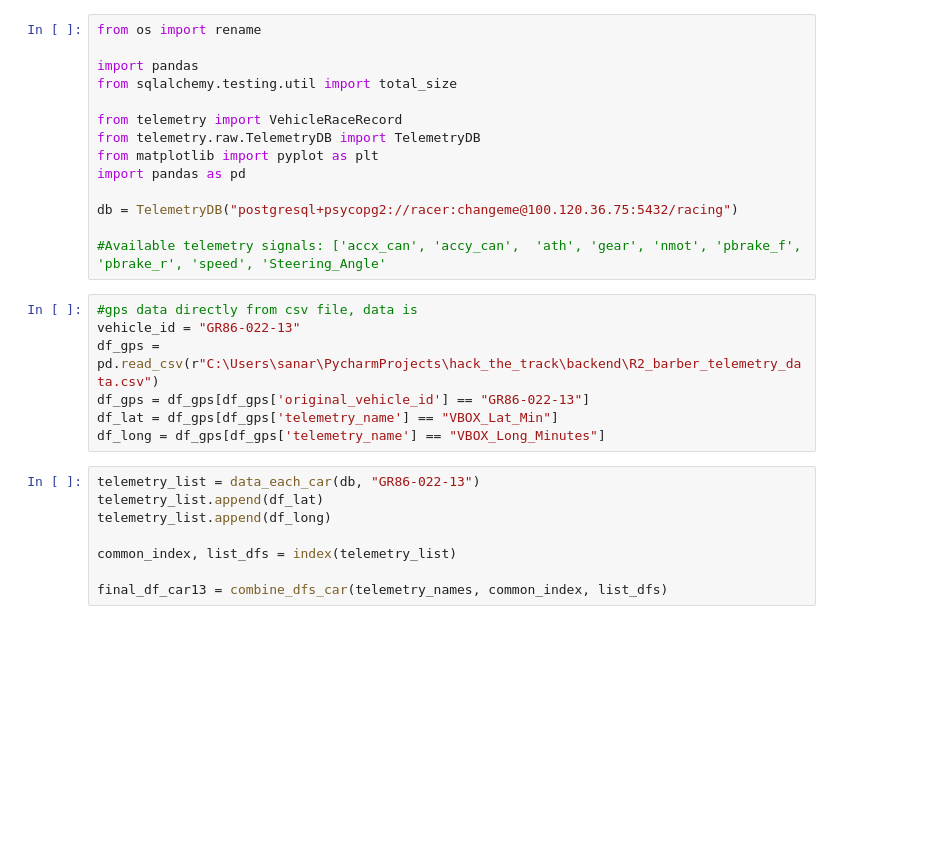
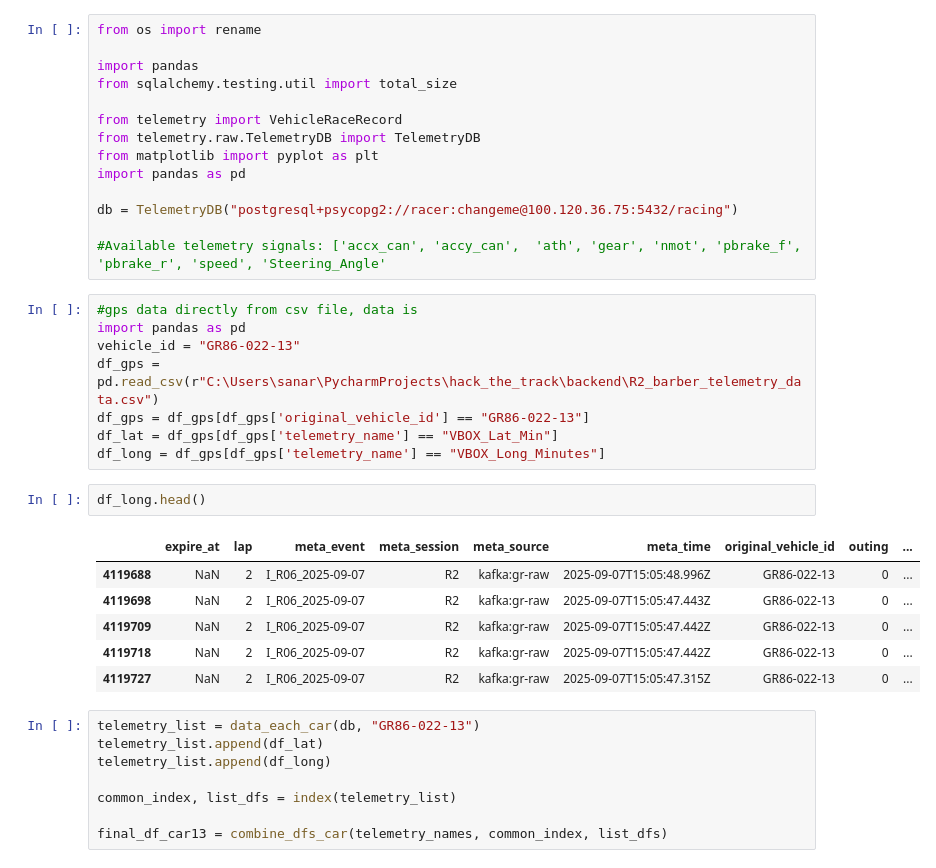
Before and after one commit to UBC-Solar/hack_the_track, a Jupyter notebook: backend/telemetry/backup_test_car_13.ipynb, the cells around one changed output. Saved outputs shown, nothing was run; the diff lists cells and outputs as text; blank space fills up the shorter version.

```diff
--- a/backend/telemetry/backup_test_car_13.ipynb
+++ b/backend/telemetry/backup_test_car_13.ipynb
@@ -90,11 +90,21 @@ db = TelemetryDB("postgresql+psycopg2://racer:changeme@100.120.36.75:5432/racing
 #Available telemetry signals: ['accx_can', 'accy_can',  'ath', 'gear', 'nmot', 'pbrake_f', 'pbrake_r', 'speed', 'Steering_Angle'
 # %%
 #gps data directly from csv file, data is
+import pandas as pd
 vehicle_id = "GR86-022-13"
 df_gps = pd.read_csv(r"C:\Users\sanar\PycharmProjects\hack_the_track\backend\R2_barber_telemetry_data.csv")
 df_gps = df_gps[df_gps['original_vehicle_id'] == "GR86-022-13"]
 df_lat = df_gps[df_gps['telemetry_name'] == "VBOX_Lat_Min"]
 df_long = df_gps[df_gps['telemetry_name'] == "VBOX_Long_Minutes"]
+# %%
+df_long.head()
+# %% [output]
+|  | expire_at | lap | meta_event | meta_session | meta_source | meta_time | original_vehicle_id | outing | ... |
+| 4119688 | NaN | 2 | I_R06_2025-09-07 | R2 | kafka:gr-raw | 2025-09-07T15:05:48.996Z | GR86-022-13 | 0 | ... |
+| 4119698 | NaN | 2 | I_R06_2025-09-07 | R2 | kafka:gr-raw | 2025-09-07T15:05:47.443Z | GR86-022-13 | 0 | ... |
+| 4119709 | NaN | 2 | I_R06_2025-09-07 | R2 | kafka:gr-raw | 2025-09-07T15:05:47.442Z | GR86-022-13 | 0 | ... |
+| 4119718 | NaN | 2 | I_R06_2025-09-07 | R2 | kafka:gr-raw | 2025-09-07T15:05:47.442Z | GR86-022-13 | 0 | ... |
+| 4119727 | NaN | 2 | I_R06_2025-09-07 | R2 | kafka:gr-raw | 2025-09-07T15:05:47.315Z | GR86-022-13 | 0 | ... |
 # %%
 telemetry_list = data_each_car(db, "GR86-022-13")
 telemetry_list.append(df_lat)
```
Also changed, not shown: 5 other files.
